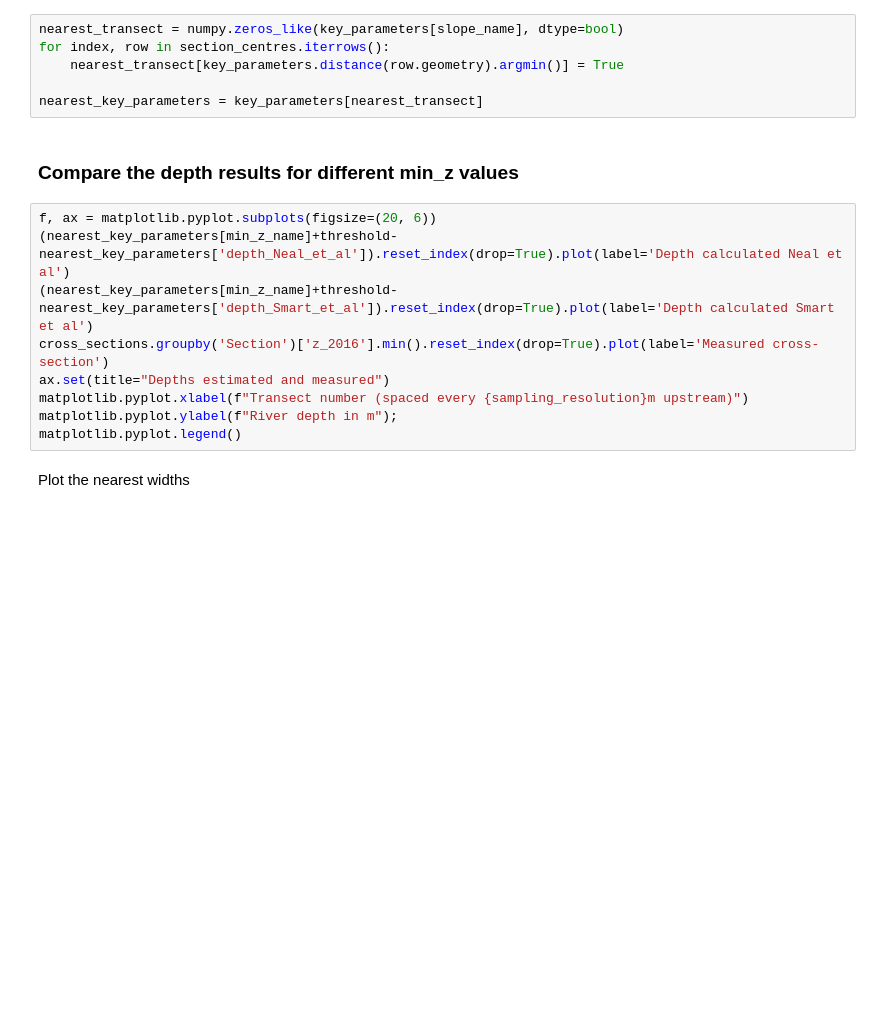
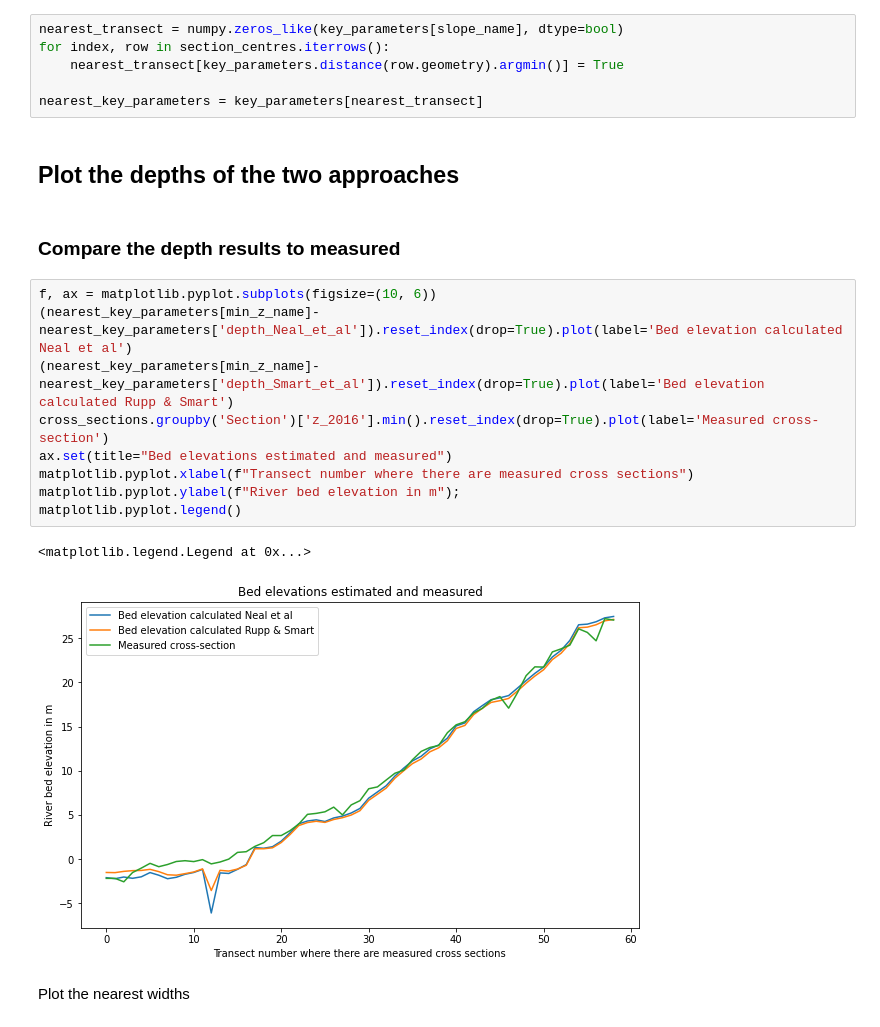
Before and after one commit to rosepearson/Hydrologic-DEMs-scripts, a Jupyter notebook: jupyter_notebooks/river_depth_generation.ipynb, the cells around one changed output. Cells and saved outputs as stored; diff of their text form; blank space fills up the shorter version.

```diff
--- a/jupyter_notebooks/river_depth_generation.ipynb
+++ b/jupyter_notebooks/river_depth_generation.ipynb
@@ -145,17 +156,22 @@ for index, row in section_centres.iterrows():
     nearest_transect[key_parameters.distance(row.geometry).argmin()] = True
 
 nearest_key_parameters = key_parameters[nearest_transect]
+# %% [markdown]
+## Plot the depths of the two approaches
 # %% [markdown]
-### Compare the depth results for different min_z values
+### Compare the depth results to measured
 # %%
-f, ax = matplotlib.pyplot.subplots(figsize=(20, 6))
-(nearest_key_parameters[min_z_name]+threshold-nearest_key_parameters['depth_Neal_et_al']).reset_index(drop=True).plot(label='Depth calculated Neal et al')
-(nearest_key_parameters[min_z_name]+threshold-nearest_key_parameters['depth_Smart_et_al']).reset_index(drop=True).plot(label='Depth calculated Smart et al')
+f, ax = matplotlib.pyplot.subplots(figsize=(10, 6))
+(nearest_key_parameters[min_z_name]-nearest_key_parameters['depth_Neal_et_al']).reset_index(drop=True).plot(label='Bed elevation calculated Neal et al')
+(nearest_key_parameters[min_z_name]-nearest_key_parameters['depth_Smart_et_al']).reset_index(drop=True).plot(label='Bed elevation calculated Rupp & Smart')
 cross_sections.groupby('Section')['z_2016'].min().reset_index(drop=True).plot(label='Measured cross-section')
-ax.set(title="Depths estimated and measured")
-matplotlib.pyplot.xlabel(f"Transect number (spaced every {sampling_resolution}m upstream)")
-matplotlib.pyplot.ylabel(f"River depth in m");
+ax.set(title="Bed elevations estimated and measured")
+matplotlib.pyplot.xlabel(f"Transect number where there are measured cross sections")
+matplotlib.pyplot.ylabel(f"River bed elevation in m");
 matplotlib.pyplot.legend()
+# %% [output]
+<matplotlib.legend.Legend at 0x...>
+[figure, added]
 # %% [markdown]
 Plot the nearest widths
 # %% [markdown]
```
Also changed, not shown: parts of 9 cells of this notebook, 1 other file.
